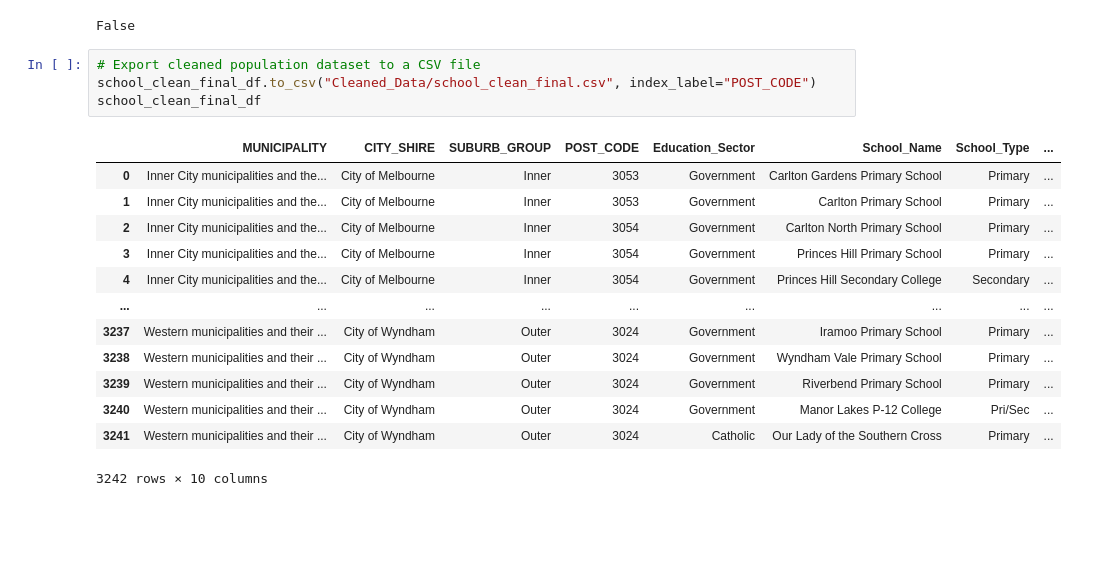
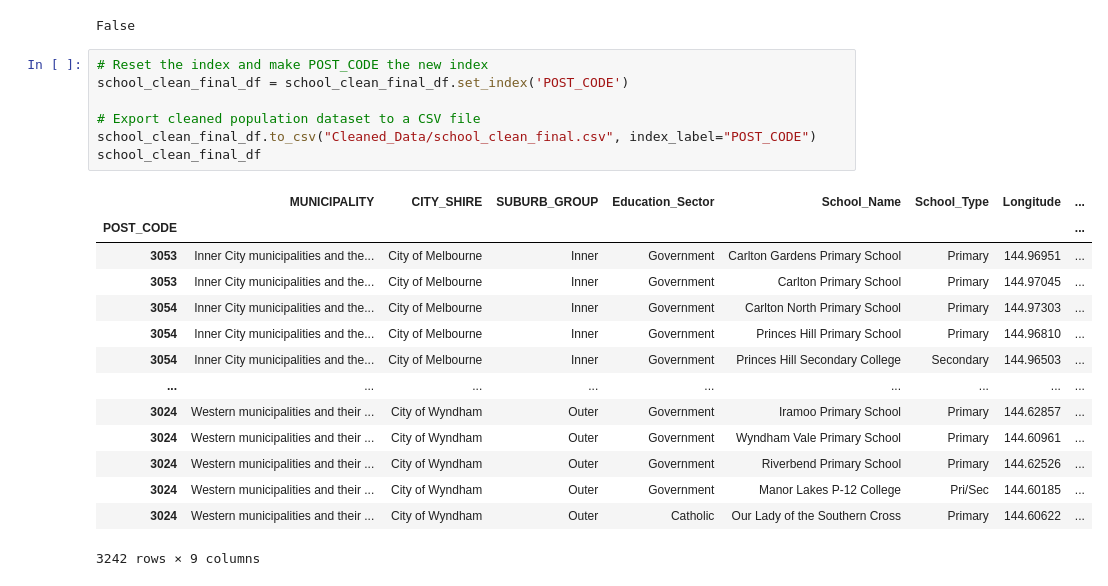
Before and after one commit to Kakhai1/bootcamp_project, a Jupyter notebook: Cleaned_School_Data_KT.ipynb, the cells around one changed output. Saved outputs shown, nothing was run; the diff lists cells and outputs as text; blank space fills up the shorter version.

```diff
--- a/Cleaned_School_Data_KT.ipynb
+++ b/Cleaned_School_Data_KT.ipynb
@@ -160,20 +160,24 @@ print(has_nan)
 # %% [output]
 False
 # %%
+# Reset the index and make POST_CODE the new index
+school_clean_final_df = school_clean_final_df.set_index('POST_CODE')
+
 # Export cleaned population dataset to a CSV file
 school_clean_final_df.to_csv("Cleaned_Data/school_clean_final.csv", index_label="POST_CODE")
 school_clean_final_df
 # %% [output]
-|  | MUNICIPALITY | CITY_SHIRE | SUBURB_GROUP | POST_CODE | Education_Sector | School_Name | School_Type | ... |
-| 0 | Inner City municipalities and the... | City of Melbourne | Inner | 3053 | Government | Carlton Gardens Primary School | Primary | ... |
-| 1 | Inner City municipalities and the... | City of Melbourne | Inner | 3053 | Government | Carlton Primary School | Primary | ... |
-| 2 | Inner City municipalities and the... | City of Melbourne | Inner | 3054 | Government | Carlton North Primary School | Primary | ... |
-| 3 | Inner City municipalities and the... | City of Melbourne | Inner | 3054 | Government | Princes Hill Primary School | Primary | ... |
-| 4 | Inner City municipalities and the... | City of Melbourne | Inner | 3054 | Government | Princes Hill Secondary College | Secondary | ... |
+|  | MUNICIPALITY | CITY_SHIRE | SUBURB_GROUP | Education_Sector | School_Name | School_Type | Longitude | ... |
+| POST_CODE |  |  |  |  |  |  |  | ... |
+| 3053 | Inner City municipalities and the... | City of Melbourne | Inner | Government | Carlton Gardens Primary School | Primary | 144.96951 | ... |
+| 3053 | Inner City municipalities and the... | City of Melbourne | Inner | Government | Carlton Primary School | Primary | 144.97045 | ... |
+| 3054 | Inner City municipalities and the... | City of Melbourne | Inner | Government | Carlton North Primary School | Primary | 144.97303 | ... |
+| 3054 | Inner City municipalities and the... | City of Melbourne | Inner | Government | Princes Hill Primary School | Primary | 144.96810 | ... |
+| 3054 | Inner City municipalities and the... | City of Melbourne | Inner | Government | Princes Hill Secondary College | Secondary | 144.96503 | ... |
 | ... | ... | ... | ... | ... | ... | ... | ... | ... |
-| 3237 | Western municipalities and their ... | City of Wyndham | Outer | 3024 | Government | Iramoo Primary School | Primary | ... |
-| 3238 | Western municipalities and their ... | City of Wyndham | Outer | 3024 | Government | Wyndham Vale Primary School | Primary | ... |
-| 3239 | Western municipalities and their ... | City of Wyndham | Outer | 3024 | Government | Riverbend Primary School | Primary | ... |
-| 3240 | Western municipalities and their ... | City of Wyndham | Outer | 3024 | Government | Manor Lakes P-12 College | Pri/Sec | ... |
-| 3241 | Western municipalities and their ... | City of Wyndham | Outer | 3024 | Catholic | Our Lady of the Southern Cross | Primary | ... |
+| 3024 | Western municipalities and their ... | City of Wyndham | Outer | Government | Iramoo Primary School | Primary | 144.62857 | ... |
+| 3024 | Western municipalities and their ... | City of Wyndham | Outer | Government | Wyndham Vale Primary School | Primary | 144.60961 | ... |
+| 3024 | Western municipalities and their ... | City of Wyndham | Outer | Government | Riverbend Primary School | Primary | 144.62526 | ... |
+| 3024 | Western municipalities and their ... | City of Wyndham | Outer | Government | Manor Lakes P-12 College | Pri/Sec | 144.60185 | ... |
+| 3024 | Western municipalities and their ... | City of Wyndham | Outer | Catholic | Our Lady of the Southern Cross | Primary | 144.60622 | ... |
-3242 rows × 10 columns
+3242 rows × 9 columns
```
Also changed, not shown: 5 other files.
